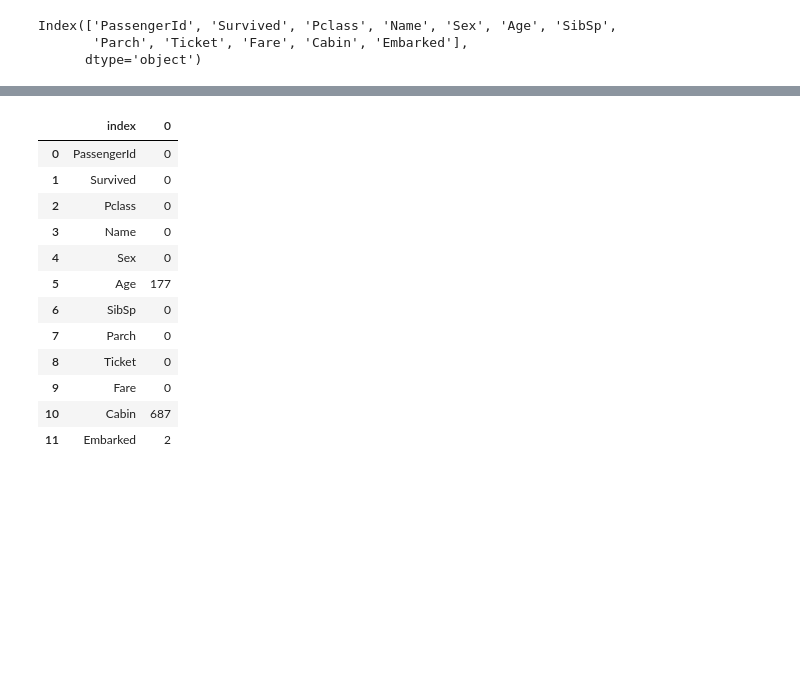
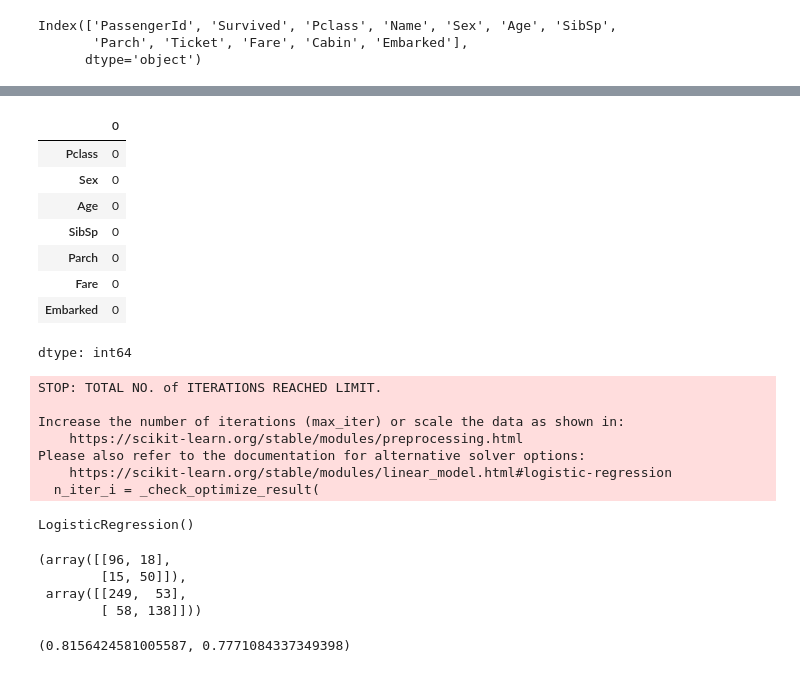
Before and after one commit to sindla97/Machine-Learning, a Jupyter notebook: Stripe_practice.ipynb, the cells around one changed output, grey strips where cells are left out. Saved outputs shown, nothing was run; the diff lists cells and outputs as text; code cells hidden in the pictures; blank space fills up the shorter version.

```diff
--- a/Stripe_practice.ipynb
+++ b/Stripe_practice.ipynb
@@ -35,0 +344,3 @@ Index(['PassengerId', 'Survived', 'Pclass', 'Name', 'Sex', 'Age', 'SibSp',
+# %%
+for k in ['Pclass', 'Sex', 'SibSp', 'Parch','Embarked']:
+    titanic[k]=titanic[k].astype('category')
@@ -35,0 +365,5 @@ Index(['PassengerId', 'Survived', 'Pclass', 'Name', 'Sex', 'Age', 'SibSp',
+# %%
+from sklearn.model_selection import train_test_split
+X_train,X_test,y_train,y_test=train_test_split(titanic,titanic['Survived'],test_size=0.2,random_state=123)
+# %%
+X_train.fillna({'Age':X_train['Age'].mean()}, inplace=True)
@@ -35,0 +372,2 @@ Index(['PassengerId', 'Survived', 'Pclass', 'Name', 'Sex', 'Age', 'SibSp',
+# %%
+X_train,X_val,y_train,y_val=train_test_split(X_train,y_train,test_size=0.3,random_state=1234)
@@ -36,16 +377,23 @@ Index(['PassengerId', 'Survived', 'Pclass', 'Name', 'Sex', 'Age', 'SibSp',
 # %%
-titanic.isnull().sum(axis=0).reset_index()
+X_train[cols].isnull().sum(axis=0)
 # %% [output]
-|  | index | 0 |
-| 0 | PassengerId | 0 |
-| 1 | Survived | 0 |
-| 2 | Pclass | 0 |
-| 3 | Name | 0 |
-| 4 | Sex | 0 |
-| 5 | Age | 177 |
-| 6 | SibSp | 0 |
-| 7 | Parch | 0 |
-| 8 | Ticket | 0 |
-| 9 | Fare | 0 |
-| 10 | Cabin | 687 |
-| 11 | Embarked | 2 |
+|  | 0 |
+| Pclass | 0 |
+| Sex | 0 |
+| Age | 0 |
+| SibSp | 0 |
+| Parch | 0 |
+| Fare | 0 |
+| Embarked | 0 |
+dtype: int64
+# %%
+LR.fit(X_train[cols],y_train)
+# %% [output]
+STOP: TOTAL NO. of ITERATIONS REACHED LIMIT.
+
+Increase the number of iterations (max_iter) or scale the data as shown in:
+    https://scikit-learn.org/stable/modules/preprocessing.html
+Please also refer to the documentation for alternative solver options:
+    https://scikit-learn.org/stable/modules/linear_model.html#logistic-regression
+  n_iter_i = _check_optimize_result(
+LogisticRegression()
@@ -51,0 +405,11 @@ titanic.isnull().sum(axis=0).reset_index()
+# %%
+confusion_matrix(y_test,y_test_preds),confusion_matrix(y_train,y_train_preds)
+# %% [output]
+(array([[96, 18],
+        [15, 50]]),
+ array([[249,  53],
+        [ 58, 138]]))
+# %%
+accuracy_score(y_test,y_test_preds),accuracy_score(y_train,y_train_preds)
+# %% [output]
+(0.8156424581005587, 0.7771084337349398)
```
Also changed, not shown: parts of 41 cells of this notebook.
